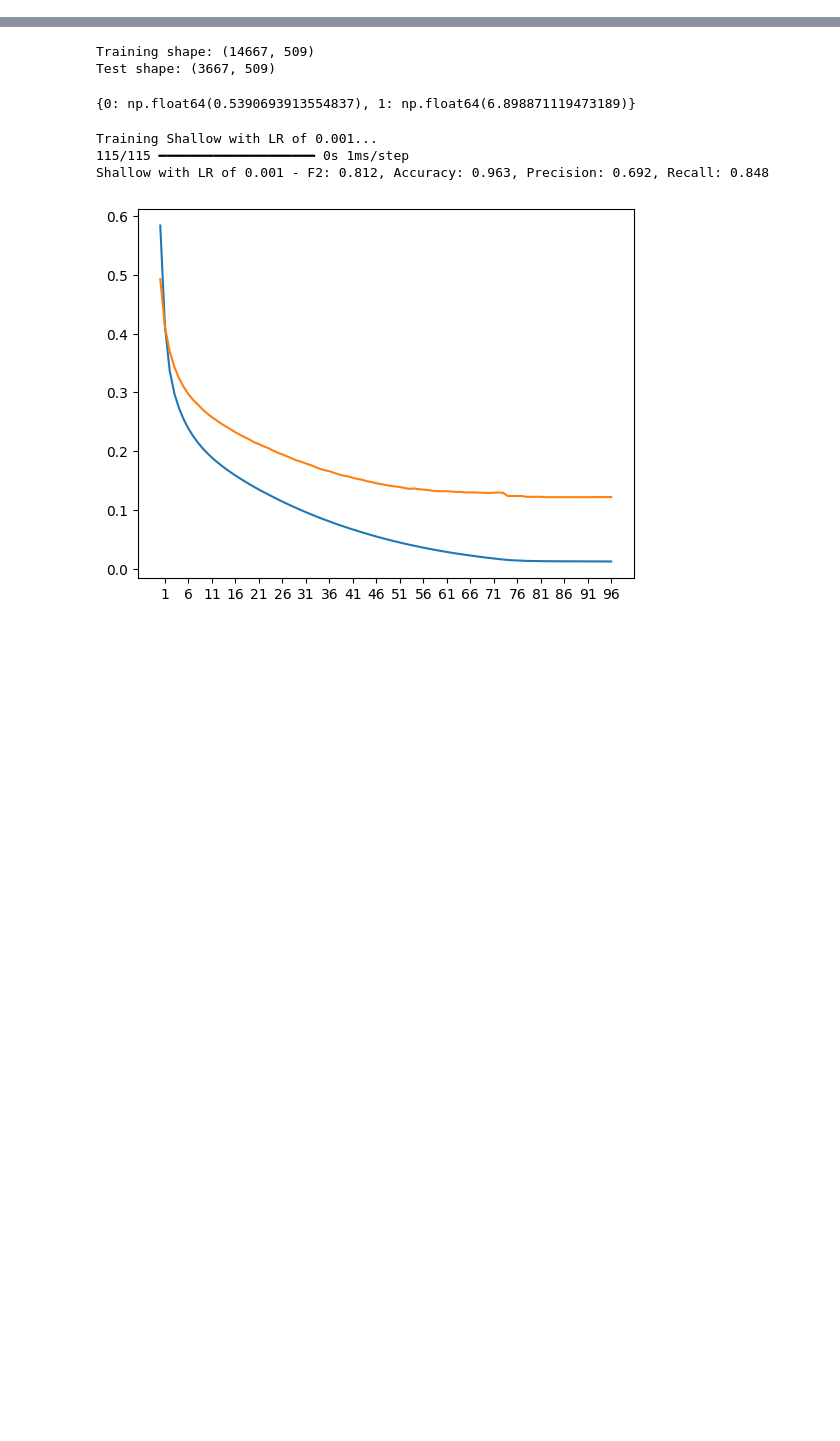
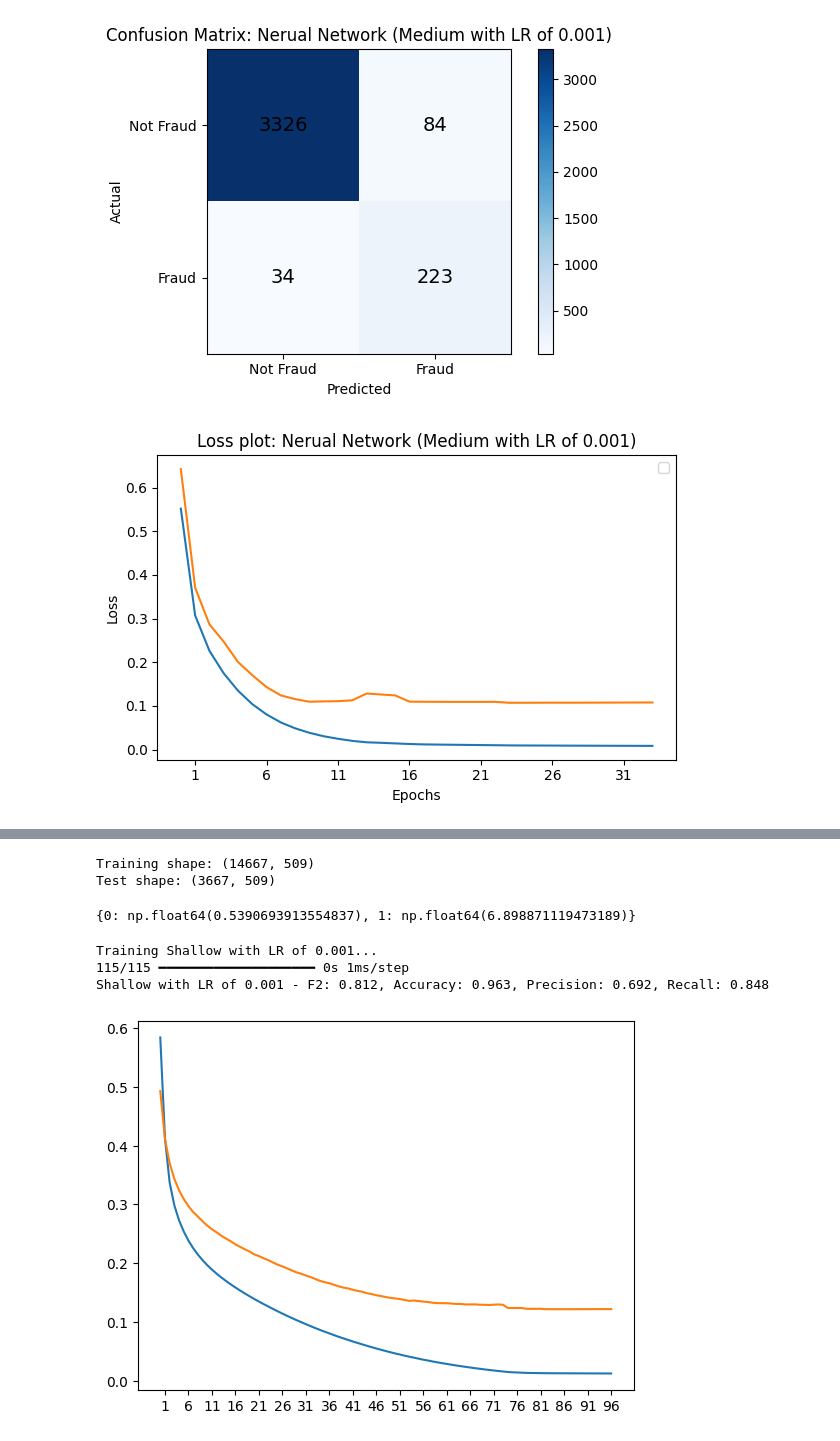
Before and after one commit to dev-JasonYoo/Fraudulent-Job-Posting-Prediction-with-NLP, a Jupyter notebook: 3_6_data_training_neural_network.ipynb, the cells around one changed output, grey strips where cells are left out. Drawn from its saved outputs; the diff is of its cells as text; code cells hidden in the pictures; blank space fills up the shorter version.

```diff
--- a/3_6_data_training_neural_network.ipynb
+++ b/3_6_data_training_neural_network.ipynb
@@ -14,0 +218,78 @@ from sklearn.utils import class_weight
+# %%
+###########################
+##### Display results #####
+###########################
+
+import matplotlib.pyplot as plt
+from sklearn.metrics import classification_report, confusion_matrix
+
+def plot_confusion_matrix(cm, title):
+    plt.figure(figsize=(6, 4))
+    plt.imshow(cm, interpolation='nearest', cmap=plt.cm.Blues)
+    plt.title(title)
+    plt.colorbar()
+    plt.xlabel('Predicted')
+    plt.ylabel('Actual')
+    for i in range(2):
+        for j in range(2):
+            plt.text(j, i, cm[i, j], ha='center', va='center', fontsize=14)
+    plt.xticks([0, 1], ['Not Fraud', 'Fraud'])
+    plt.yticks([0, 1], ['Not Fraud', 'Fraud'])
+    plt.tight_layout()
+    plt.show()
+
+def plot_loss(loss_history, title):
+    plt.figure(figsize=(6, 4))
+    plt.title(title)
+    plt.legend()
+    plt.xlabel('Epochs')
+    plt.ylabel('Loss')
+    plt.xticks((range(1, len(loss_history['loss'])+1, 5)))
+
+    plt.plot(loss_history['loss'])
+    plt.plot(loss_history['val_loss'])
+    plt.tight_layout()
+    plt.show()
+
+def plot_learning_rate(lr_history, title):
+    plt.figure(figsize=(6, 4))
+    fig, ax = plt.subplots()
+
+    plt.title(title)
+    plt.legend()
+    plt.xlabel('Epochs')
+    plt.ylabel('Learning Rate')
+    plt.xticks((range(1, len(lr_history)+1, 5)))
+    plt.yticks([0.001 * (1/3)**i for i in range(4)])
+    ax.set_yticklabels([f"{0.001 * (1/3)**i:.2e}" for i in range(4)])
+
+    plt.plot(lr_history)
+    plt.tight_layout()
+    plt.show()
+
+# Display results for each model
+for name, metrics in results.items():
+    print(f"\n{'='*50}")
+    print(f"Model: {name}")
+    print(f"{'='*50}")
+    print(f"F2 Score:    {metrics['F2']:.3f}")
+    print(f"Accuracy:    {metrics['Accuracy']:.3f}")
+    print(f"Precision:   {metrics['Precision']:.3f}")
+    print(f"Recall:      {metrics['Recall']:.3f}")
+
+# Find best model by F2 score
+best_model_name = max(results, key=lambda x: results[x]['F2'])
+best_model = trained_models[best_model_name]
+
+# Predictions and confusion matrix
+y_pred_proba = best_model.predict(X_test_processed).flatten()
+y_pred = (y_pred_proba > 0.5).astype(int)
+
+print(f"\nClassification Report ({best_model_name}):")
+print(classification_report(y_test.astype(int), y_pred, target_names=['Not Fraud', 'Fraud']))
+
+plot_confusion_matrix(confusion_matrix(y_test.astype(int), y_pred, labels=[0, 1]),
+                      f"Confusion Matrix: Nerual Network ({best_model_name})")
+plot_loss(histories[best_model_name].history, f"Loss plot: Nerual Network ({best_model_name})")
+plot_learning_rate(histories[best_model_name].history['learning_rate'], f"Loss plot: Nerual Network ({best_model_name})")
+# %% [output]
@@ -14,0 +313,2 @@ from sklearn.utils import class_weight
+[figure, added]
+[figure, added]
```
Also changed, not shown: parts of 45 cells of this notebook.
